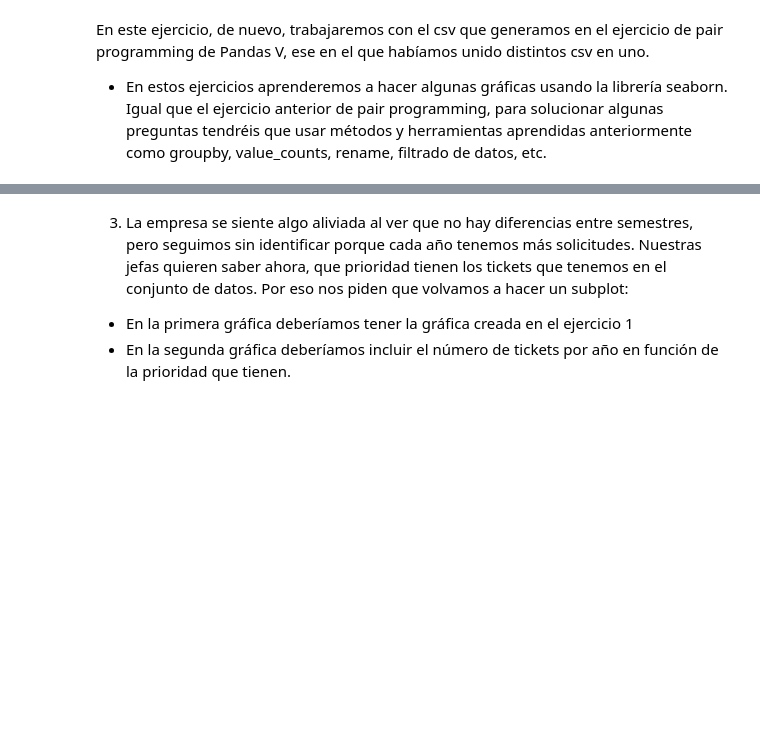
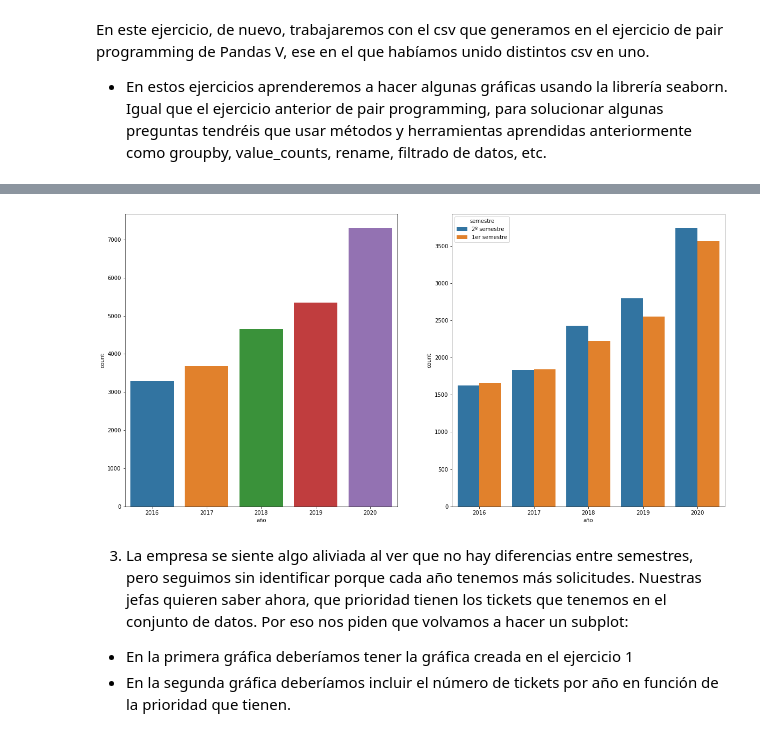
Before and after one commit to Adalab/promo-d-da-modulo2-sprint1-laura-paula-estibaliz, a Jupyter notebook: Visualizacion/Seaborn-1-pair.ipynb, the cells around one changed output, grey strips where cells are left out. Saved outputs shown, nothing was run; the diff lists cells and outputs as text; code cells hidden in the pictures; blank space fills up the shorter version.

```diff
--- a/Visualizacion/Seaborn-1-pair.ipynb
+++ b/Visualizacion/Seaborn-1-pair.ipynb
@@ -16,0 +65,6 @@ import matplotlib.pyplot as plt
+# %%
+condic = df_años['fecha'].dt.month < 7
+df_años['semestre'] = np.where(condic, '1er semestre', '2º semestre')
+df_años.sample(5)
+
+# aplicamos la condicion a todo el dataframe completo
@@ -16,0 +78,3 @@ import matplotlib.pyplot as plt
+# %%
+df_prob_semestre = df_años[df_años['tipo'] == 'Problema']
+df_prob_semestre.head()
@@ -17,3 +88,13 @@ import matplotlib.pyplot as plt
+# %%
+fig, axes = plt.subplots(1,2, figsize=(20, 10))
+
+sns.countplot(x='año', data=df_prob_semestre, ax=axes[0])
+
+sns.countplot(x='año', data=df_prob_semestre, ax=axes[1], hue='semestre')
+
+plt.show()
+# %% [output]
+[figure, added]
 # %% [markdown]
 3. La empresa se siente algo aliviada al ver que no hay diferencias entre semestres, pero seguimos sin identificar porque cada año tenemos más solicitudes. Nuestras jefas quieren saber ahora, que prioridad tienen los tickets que tenemos en el conjunto de datos. Por eso nos piden que volvamos a hacer un subplot:
 
```
Also changed, not shown: parts of 16 cells of this notebook, 2 other files.
